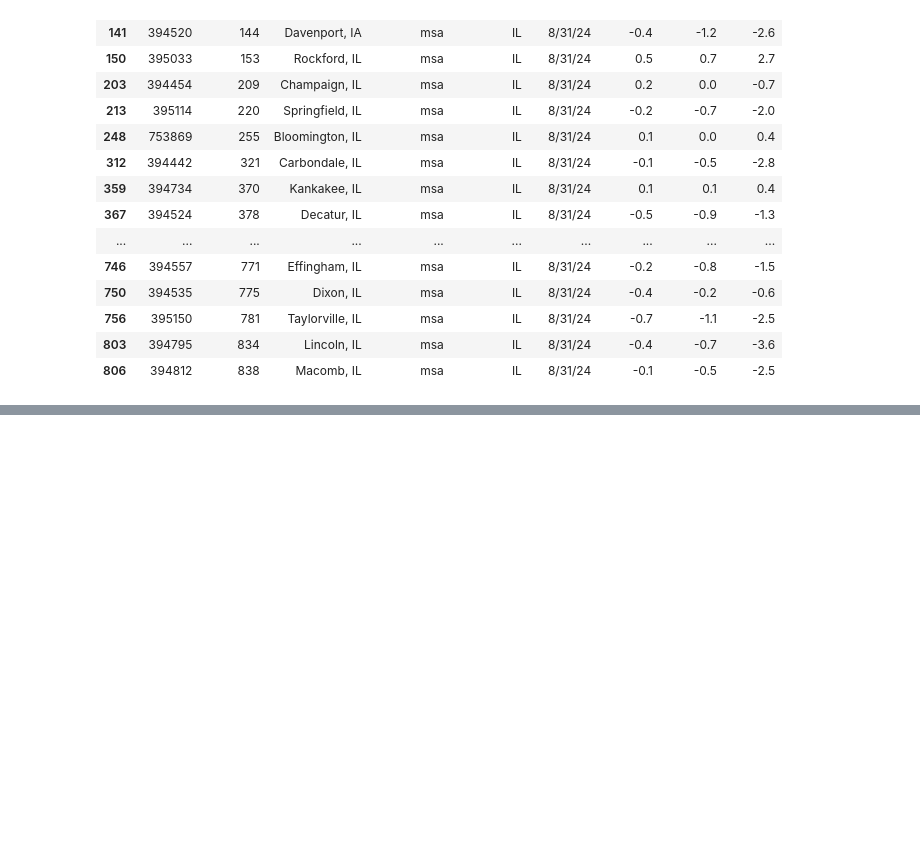
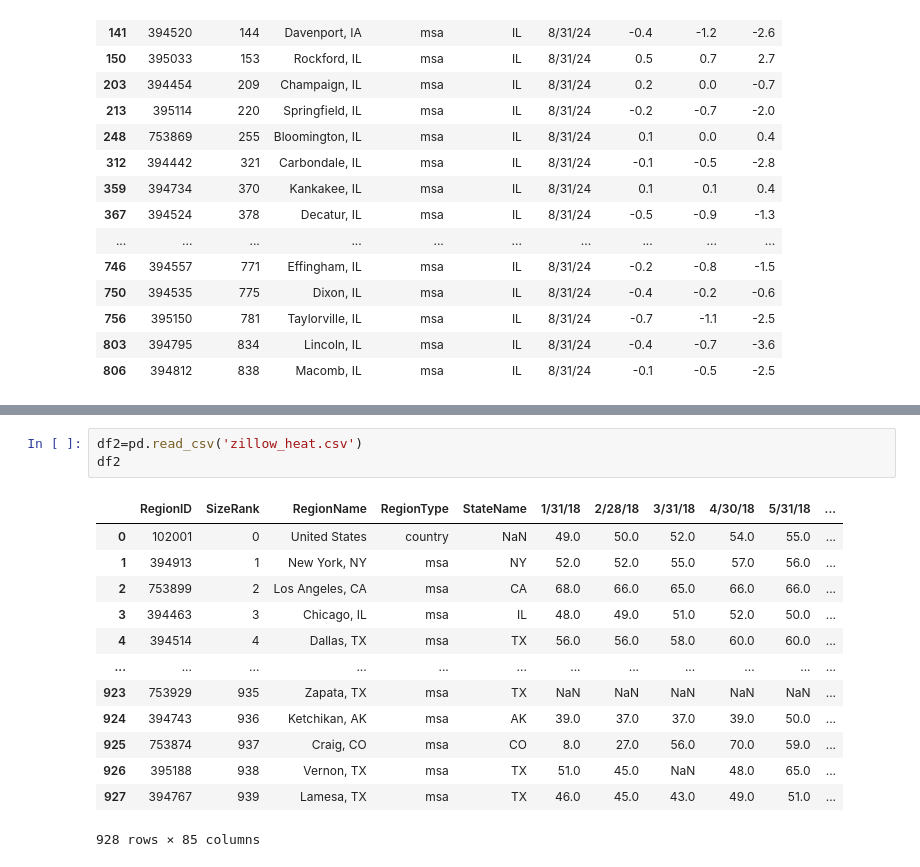
Before and after one commit to ywang649/Data-Dive, a Jupyter notebook: Project.ipynb, the cells around one changed output, grey strips where cells are left out. Drawn from its saved outputs; the diff is of its cells as text; blank space fills up the shorter version.

```diff
--- a/Project.ipynb
+++ b/Project.ipynb
@@ -39,0 +57,17 @@ df_IL
+# %%
+df2=pd.read_csv('zillow_heat.csv')
+df2
+# %% [output]
+|  | RegionID | SizeRank | RegionName | RegionType | StateName | 1/31/18 | 2/28/18 | 3/31/18 | 4/30/18 | 5/31/18 | ... |
+| 0 | 102001 | 0 | United States | country | NaN | 49.0 | 50.0 | 52.0 | 54.0 | 55.0 | ... |
+| 1 | 394913 | 1 | New York, NY | msa | NY | 52.0 | 52.0 | 55.0 | 57.0 | 56.0 | ... |
+| 2 | 753899 | 2 | Los Angeles, CA | msa | CA | 68.0 | 66.0 | 65.0 | 66.0 | 66.0 | ... |
+| 3 | 394463 | 3 | Chicago, IL | msa | IL | 48.0 | 49.0 | 51.0 | 52.0 | 50.0 | ... |
+| 4 | 394514 | 4 | Dallas, TX | msa | TX | 56.0 | 56.0 | 58.0 | 60.0 | 60.0 | ... |
+| ... | ... | ... | ... | ... | ... | ... | ... | ... | ... | ... | ... |
+| 923 | 753929 | 935 | Zapata, TX | msa | TX | NaN | NaN | NaN | NaN | NaN | ... |
+| 924 | 394743 | 936 | Ketchikan, AK | msa | AK | 39.0 | 37.0 | 37.0 | 39.0 | 50.0 | ... |
+| 925 | 753874 | 937 | Craig, CO | msa | CO | 8.0 | 27.0 | 56.0 | 70.0 | 59.0 | ... |
+| 926 | 395188 | 938 | Vernon, TX | msa | TX | 51.0 | 45.0 | NaN | 48.0 | 65.0 | ... |
+| 927 | 394767 | 939 | Lamesa, TX | msa | TX | 46.0 | 45.0 | 43.0 | 49.0 | 51.0 | ... |
+928 rows × 85 columns
```
Also changed, not shown: parts of 1 cell of this notebook, 1 other file.
